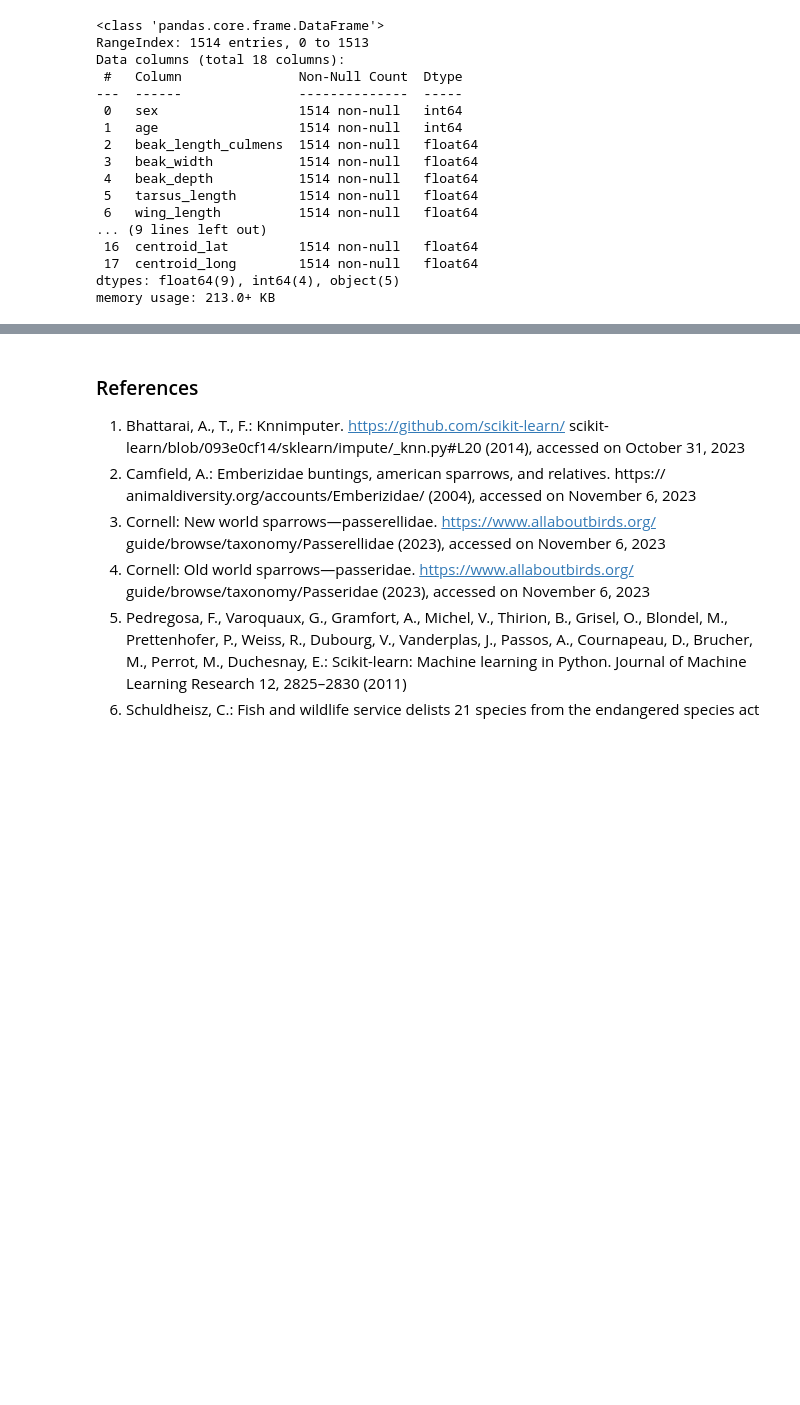
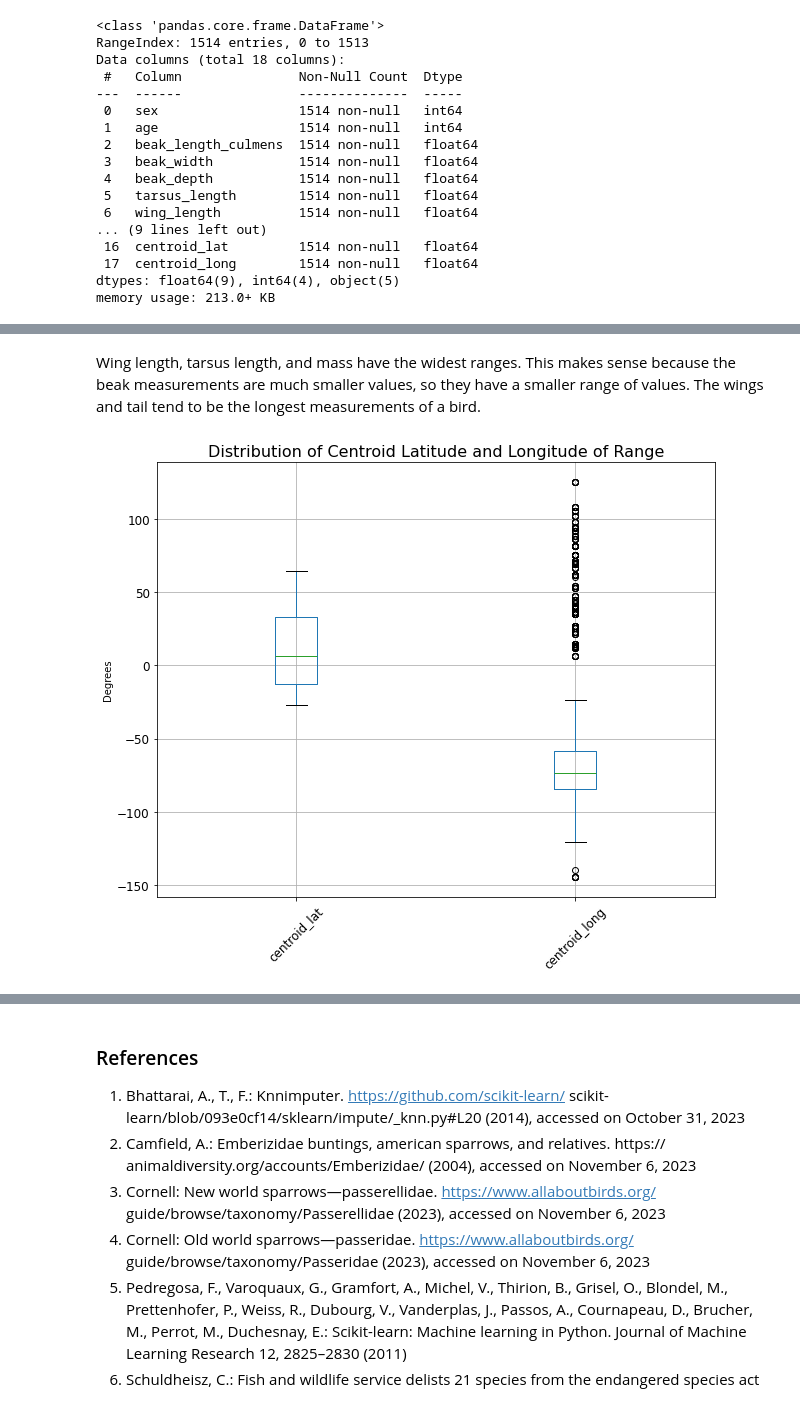
Before and after one commit to bethharvey/capstone-project, a Jupyter notebook: avonet_bird_identification.ipynb, the cells around one changed output, grey strips where cells are left out. Cells and saved outputs as stored; diff of their text form; code cells hidden in the pictures; blank space fills up the shorter version.

```diff
--- a/avonet_bird_identification.ipynb
+++ b/avonet_bird_identification.ipynb
@@ -273,0 +447,10 @@ sparrows.describe(include = 'all')
+# %% [markdown]
+Wing length, tarsus length, and mass have the widest ranges. This makes sense because the beak measurements are much smaller values, so they have a smaller range of values. The wings and tail tend to be the longest measurements of a bird.
+# %%
+# View boxplots of centroid_lat and centroid_long
+sparrows.boxplot(column = ['centroid_lat', 'centroid_long'], fontsize = 12, rot = 45, figsize = (10, 8))
+plt.title('Distribution of Centroid Latitude and Longitude of Range', fontsize = 16)
+plt.ylabel('Degrees')
+plt.show()
+# %% [output]
+[figure, added]
```
Also changed, not shown: parts of 32 cells of this notebook, 1 other file.
